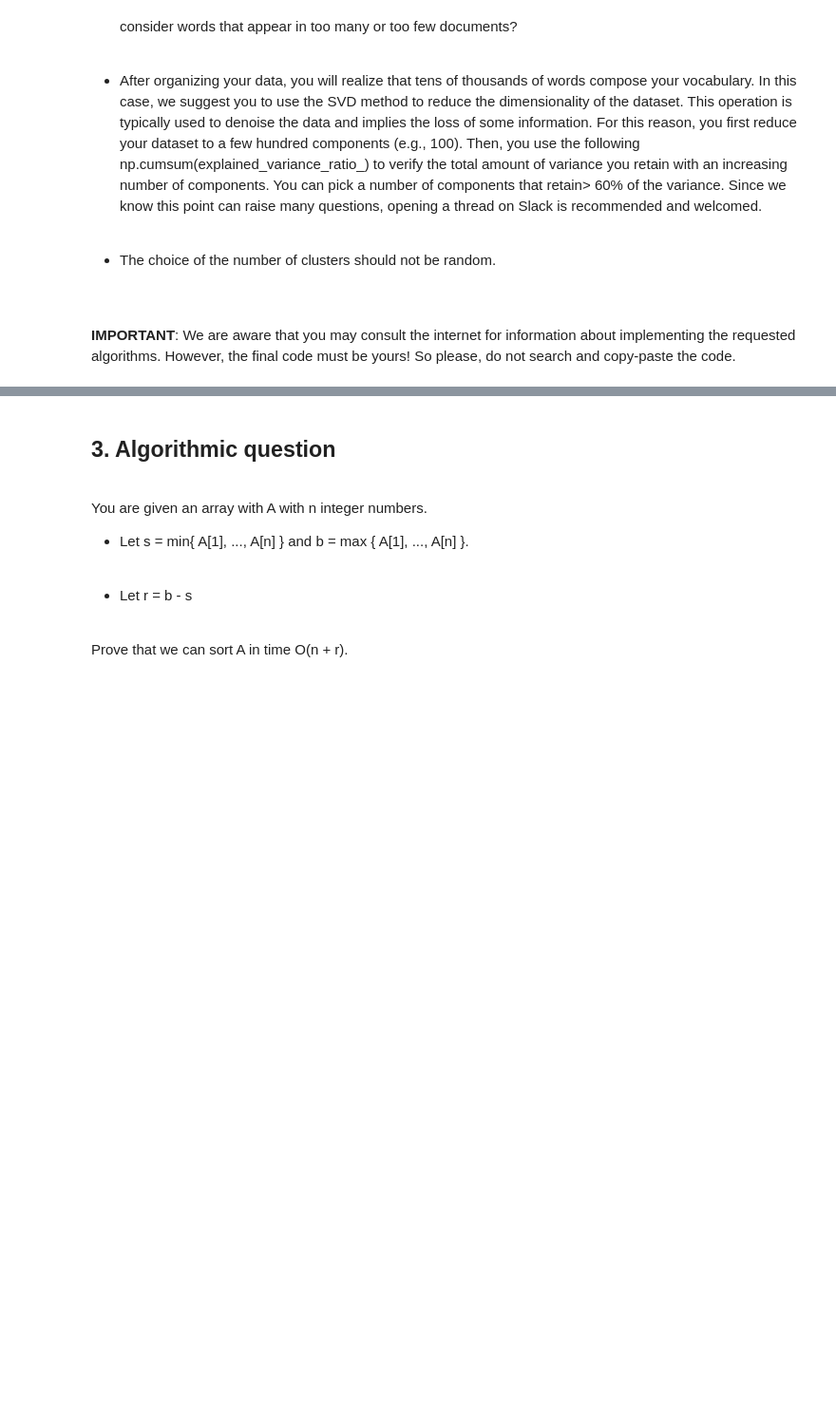
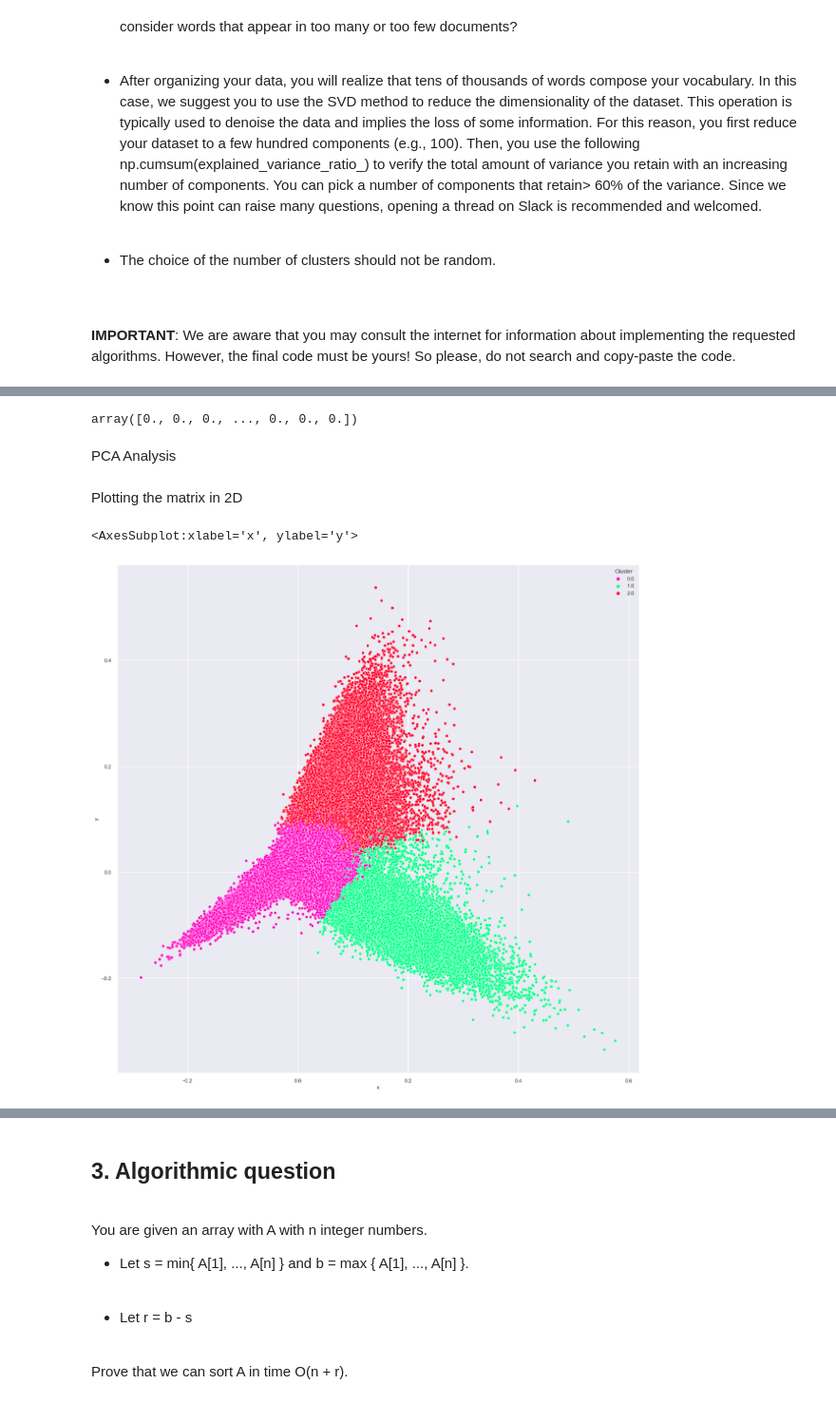
Before and after one commit to mehrzadjafari/ADM-HW4, a Jupyter notebook: ADM-HW4.ipynb, the cells around one changed output, grey strips where cells are left out. Shown at 95% size. Drawn from its saved outputs; the diff is of its cells as text; code cells hidden in the pictures; blank space fills up the shorter version.

```diff
--- a/ADM-HW4.ipynb
+++ b/ADM-HW4.ipynb
@@ -102,0 +209,24 @@ Before running the algorithm, you should consider the following:
+# %%
+np.random.seed(20)
+model=K_means(3)
+model.clustering(input_matrix)
+# %%
+model.cluster
+# %% [output]
+array([0., 0., 0., ..., 0., 0., 0.])
+# %% [markdown]
+PCA Analysis
+# %%
+pca = PCA(n_components=2)
+scatter_plot_points = pca.fit_transform(input_matrix)
+
+pca_comp= pd.DataFrame(data=scatter_plot_points, columns=('x','y'))
+pca_comp['Cluster']= model.cluster # add the cluster labels as a column to allow the algorithm to color the points
+# %% [markdown]
+Plotting the matrix in 2D
+# %%
+sns.set(rc={'figure.figsize':(20,20)})
+sns.scatterplot(data=pca_comp,x='x',y='y',markers='x',hue='Cluster',palette = "gist_rainbow_r")
+# %% [output]
+<AxesSubplot:xlabel='x', ylabel='y'>
+[figure, added]
```
Also changed, not shown: parts of 50 cells of this notebook, 2 other files.
